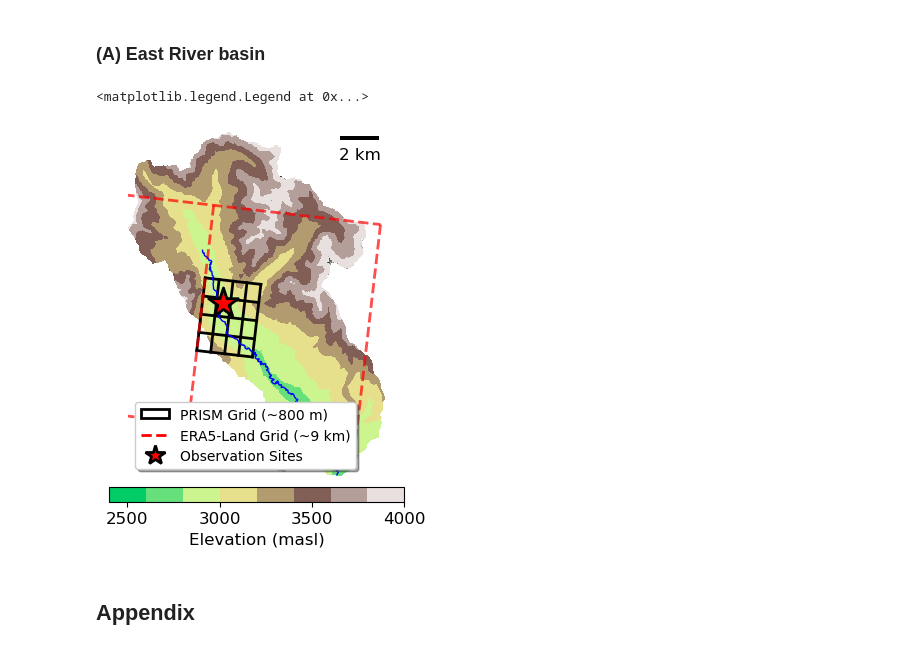
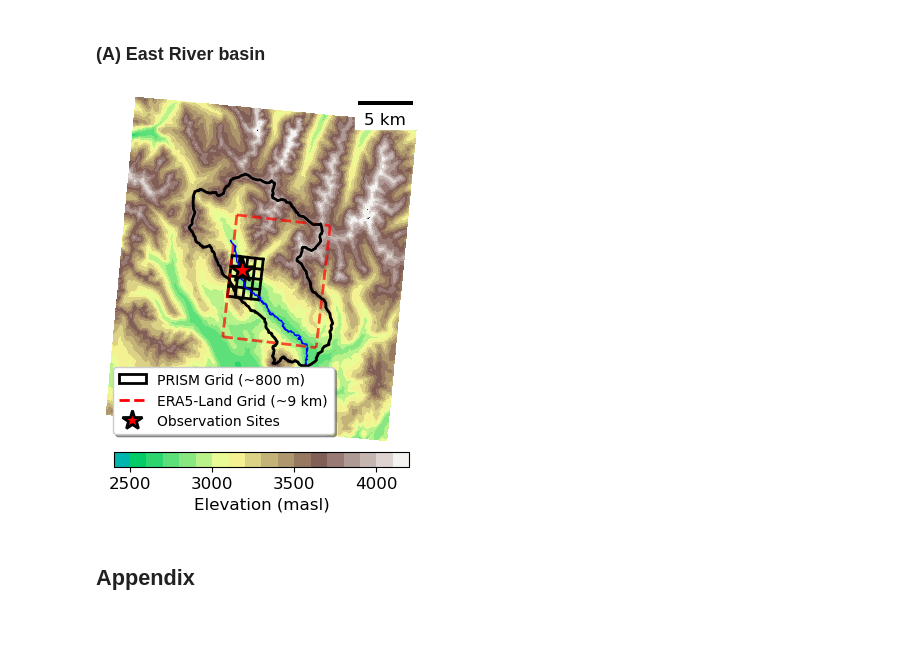
Before and after one commit to dlhogan97/S3-precipitation-rodeo, a Jupyter notebook: 04_products/figures/figure1_map.ipynb, the cells around one changed output. Drawn from its saved outputs; the diff is of its cells as text; code cells hidden in the pictures.

```diff
--- a/04_products/figures/figure1_map.ipynb
+++ b/04_products/figures/figure1_map.ipynb
@@ -118,3 +128,19 @@ flow_lines = gpd.read_file(url)
+# %%
+# convert crs to 5070
+topo = topo.rio.reproject("EPSG:5070")
+
+gothic_point = gothic_point.to_crs(5070)# Load DEM
+
+
+kp_point = kp_point.to_crs(5070)
+
+bb_point = bb_point.to_crs(5070)
+
+# Flow lines
+
+gauge_id = "09112500"  # USGS gauge ID for East Taylor River at Almont, CO
+url = "https://api.water.usgs.gov/nldi/linked-data/wqp/USGS-09112500/navigation/UM/flowlines?distance=50&trimStart=false&trimTolerance=0.1"
+flow_lines = gpd.read_file(url)
 # %% [markdown]
 ### Gridded data
 # %%
@@ -156,7 +182,11 @@ turn_off_spines(ax)
 all_label_font_size = 16
 
 # clip topo to upper east river boundary
-topo = topo.rio.clip(upper_east_river.geometry.values, upper_east_river.crs, drop=True)
+# total bounds plus 6000 meter buffer
+upper_east_river_buffered = upper_east_river.to_crs(32613).buffer(6000)
+upper_east_river_buffered_bounds = upper_east_river_buffered.total_bounds
+# to crs 5070
+upper_east_river_buffered = upper_east_river_buffered.to_crs(5070)
 
 # clip flow lines to upper east river boundary
 flow_lines = flow_lines.to_crs(upper_east_river.crs)
@@ -174,7 +204,7 @@ im1 = ax.contourf(
     topo['elevation'].where(topo['elevation']>0).squeeze(),
     cmap='terrain',
     vmin=2000,
-    levels=np.arange(2400, 4100, 200),  # Reduced from 10 to 200 (from 170 to 9 levels)
+    levels=np.arange(2400, 4300, 100),  # Reduced from 10 to 200 (from 170 to 9 levels)
 )
 # add red border around the basin
 # upper_east_river.to_crs(5070).boundary.plot(ax=ax,
@@ -200,6 +230,11 @@ flow_lines.to_crs(5070).plot(ax=ax,
                              color='blue',
                              linewidth=1,
                              zorder=3)
+# east river outline in black
+upper_east_river.to_crs(5070).boundary.plot(ax=ax,
+                              color='black',
+                              linewidth=2,
+                              zorder=3)
 
 # add colorbar in top left corner half the length of the figure
 cbar = plt.colorbar(im1,
@@ -301,13 +336,13 @@ era5_lons = era5_all_lons[max(0, era5_lon_idx-era5_n_boxes):min(len(era5_all_lon
 if len(era5_lats) >= 2 and len(era5_lons) >= 2:
     # Plot ERA5 lat lines (horizontal grid lines) in different color
     for i, lat in enumerate(era5_lats):
-        line = LineString(zip(era5_lons, [lat] * len(era5_lons)))
+        line = LineString(zip(era5_lons[1:], [lat] * len(era5_lons[1:])))
         line_proj = transform(project, line)
         x, y = line_proj.xy
         ax.plot(x, y, color='red', linewidth=2, linestyle='--', zorder=1, alpha=0.7)
 
     # Plot ERA5 lon lines (vertical grid lines)
-    for j, lon in enumerate(era5_lons):
+    for j, lon in enumerate(era5_lons[1:]):
         line = LineString(zip([lon] * len(era5_lats), era5_lats))
         line_proj = transform(project, line)
         x, y = line_proj.xy
@@ -316,36 +351,48 @@ if len(era5_lats) >= 2 and len(era5_lons) >= 2:
 # 5. Plot gothic and kp points with stars and arrows
 # Import necessary items for legend
 from matplotlib.patches import Patch
 from matplotlib.lines import Line2D
 
 # Plot the points as stars
 gothic_star = ax.scatter(gothic_point.geometry.x, gothic_point.geometry.y,
-                         marker='*', s=500, color='red', edgecolors='black',
+                         marker='*', s=300, color='red', edgecolors='black',
                          linewidths=2, zorder=10, label='Observation Sites')
 # kp_star = ax.scatter(kp_point.geometry.x, kp_point.geometry.y,
 #                          marker='*', s=250, color='red', edgecolors='black',
 #                          linewidths=2, zorder=10, label='Observation Sites')
 # billy_barr_star = ax.scatter(bb_point.geometry.x, bb_point.geometry.y,
 #                          marker='*', s=250, color='red', edgecolors='black',
 #                          linewidths=2, zorder=10, label='Observation Sites')
 
 # 6. Add legend
 # Create custom legend elements
 legend_elements = [
     Patch(facecolor='none', edgecolor='black', linewidth=2, label='PRISM Grid (~800 m)'),
     Line2D([0], [0], color='red', linewidth=2, linestyle='--', label='ERA5-Land Grid (~9 km)'),
     Line2D([0], [0], marker='*', color='w', markerfacecolor='red',
            markeredgecolor='black', markeredgewidth=2, markersize=15, label='Observation Sites'),
     # Patch(facecolor='none', edgecolor='red', linewidth=2, label='Basin Boundary')
 ]
 
 ax.legend(handles=legend_elements, loc='lower left', fontsize=all_label_font_size-6,
          frameon=True, fancybox=True, shadow=True)
 
 # save as high resolution png
+# annotate east river basin boundary
+# ax.annotate('Upper East\nRiver Basin', xy=(0.5, 0.84), xycoords='axes fraction', fontsize=all_label_font_size-4,
+#             fontweight='bold', color='black', ha='center', va='center',
+#             # add translucent white box behind text
+#             bbox=dict(facecolor='white', alpha=0.3, edgecolor='none', pad=3),
+#             arrowprops=dict(facecolor='none',
+#                             edgecolor='black',
+#                             arrowstyle='->',
+#                             linewidth=1.5))
+
+# save figure
+plt.savefig(f"/home/dlhogan/projects/phd-repos/S3-precipitation-rodeo/04_products/figures/for_manuscript/upper_east_river.png",
+            dpi=300, bbox_inches='tight')
 # %% [output]
-<matplotlib.legend.Legend at 0x...>
-[figure, old version]
+[figure, new version]
 # %% [markdown]
 ## Appendix
 # %% [markdown]
```
Also changed, not shown: parts of 2 cells of this notebook, 14 other files.
